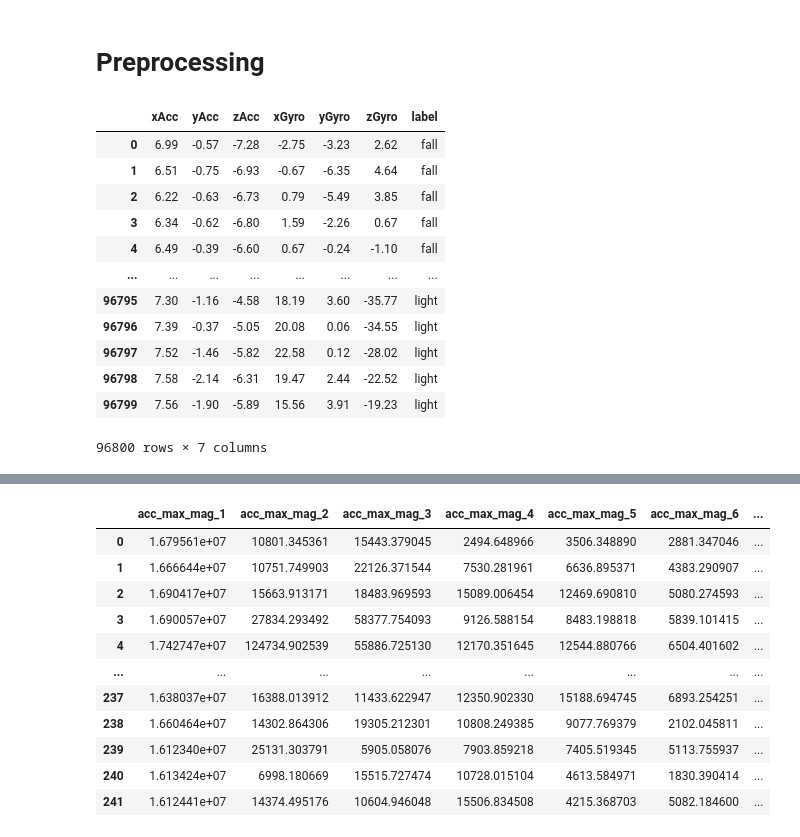
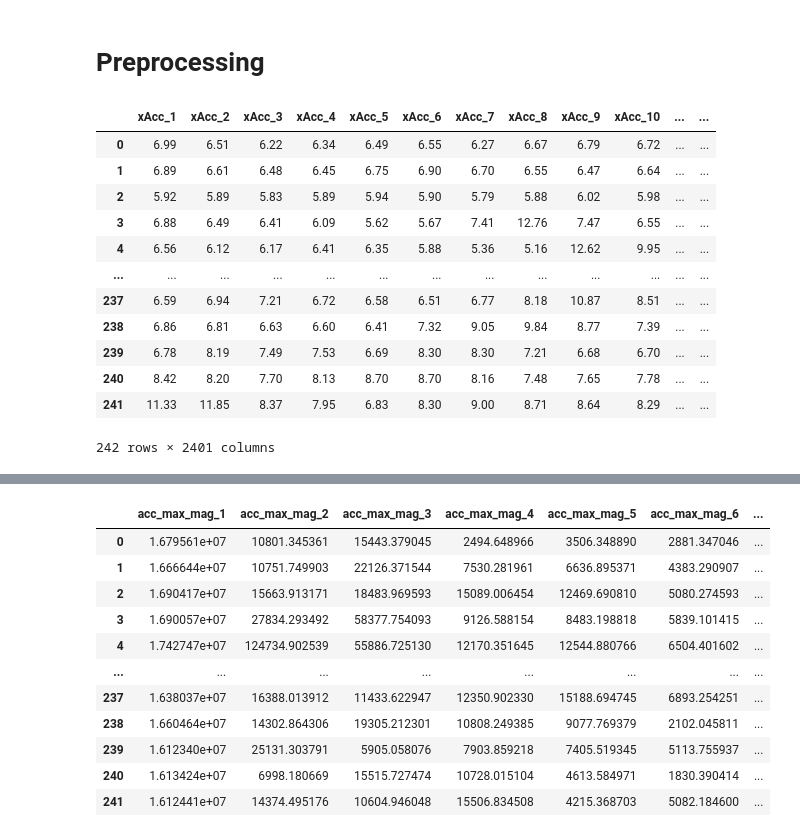
Before and after one commit to nicolagrieco00/Fall_or_not_to_fall, a Jupyter notebook: first_algo.ipynb, the cells around one changed output, grey strips where cells are left out. Cells and saved outputs as stored; diff of their text form; code cells hidden in the pictures.

```diff
--- a/first_algo.ipynb
+++ b/first_algo.ipynb
@@ -9,16 +29,17 @@ data = pd.read_csv("data3.csv")
-# %%
-data
-# %% [output]
-|  | xAcc | yAcc | zAcc | xGyro | yGyro | zGyro | label |
-| 0 | 6.99 | -0.57 | -7.28 | -2.75 | -3.23 | 2.62 | fall |
-| 1 | 6.51 | -0.75 | -6.93 | -0.67 | -6.35 | 4.64 | fall |
-| 2 | 6.22 | -0.63 | -6.73 | 0.79 | -5.49 | 3.85 | fall |
-| 3 | 6.34 | -0.62 | -6.80 | 1.59 | -2.26 | 0.67 | fall |
-| 4 | 6.49 | -0.39 | -6.60 | 0.67 | -0.24 | -1.10 | fall |
-| ... | ... | ... | ... | ... | ... | ... | ... |
-| 96795 | 7.30 | -1.16 | -4.58 | 18.19 | 3.60 | -35.77 | light |
-| 96796 | 7.39 | -0.37 | -5.05 | 20.08 | 0.06 | -34.55 | light |
-| 96797 | 7.52 | -1.46 | -5.82 | 22.58 | 0.12 | -28.02 | light |
-| 96798 | 7.58 | -2.14 | -6.31 | 19.47 | 2.44 | -22.52 | light |
-| 96799 | 7.56 | -1.90 | -5.89 | 15.56 | 3.91 | -19.23 | light |
-96800 rows × 7 columns
+# %%
+flat_data = flatten_ts(data)
+flat_data
+# %% [output]
+|  | xAcc_1 | xAcc_2 | xAcc_3 | xAcc_4 | xAcc_5 | xAcc_6 | xAcc_7 | xAcc_8 | xAcc_9 | xAcc_10 | ... | ... |
+| 0 | 6.99 | 6.51 | 6.22 | 6.34 | 6.49 | 6.55 | 6.27 | 6.67 | 6.79 | 6.72 | ... | ... |
+| 1 | 6.89 | 6.61 | 6.48 | 6.45 | 6.75 | 6.90 | 6.70 | 6.55 | 6.47 | 6.64 | ... | ... |
+| 2 | 5.92 | 5.89 | 5.83 | 5.89 | 5.94 | 5.90 | 5.79 | 5.88 | 6.02 | 5.98 | ... | ... |
+| 3 | 6.88 | 6.49 | 6.41 | 6.09 | 5.62 | 5.67 | 7.41 | 12.76 | 7.47 | 6.55 | ... | ... |
+| 4 | 6.56 | 6.12 | 6.17 | 6.41 | 6.35 | 5.88 | 5.36 | 5.16 | 12.62 | 9.95 | ... | ... |
+| ... | ... | ... | ... | ... | ... | ... | ... | ... | ... | ... | ... | ... |
+| 237 | 6.59 | 6.94 | 7.21 | 6.72 | 6.58 | 6.51 | 6.77 | 8.18 | 10.87 | 8.51 | ... | ... |
+| 238 | 6.86 | 6.81 | 6.63 | 6.60 | 6.41 | 7.32 | 9.05 | 9.84 | 8.77 | 7.39 | ... | ... |
+| 239 | 6.78 | 8.19 | 7.49 | 7.53 | 6.69 | 8.30 | 8.30 | 7.21 | 6.68 | 6.70 | ... | ... |
+| 240 | 8.42 | 8.20 | 7.70 | 8.13 | 8.70 | 8.70 | 8.16 | 7.48 | 7.65 | 7.78 | ... | ... |
+| 241 | 11.33 | 11.85 | 8.37 | 7.95 | 6.83 | 8.30 | 9.00 | 8.71 | 8.64 | 8.29 | ... | ... |
+242 rows × 2401 columns
```
Also changed, not shown: parts of 10 cells of this notebook, 2 other files.
